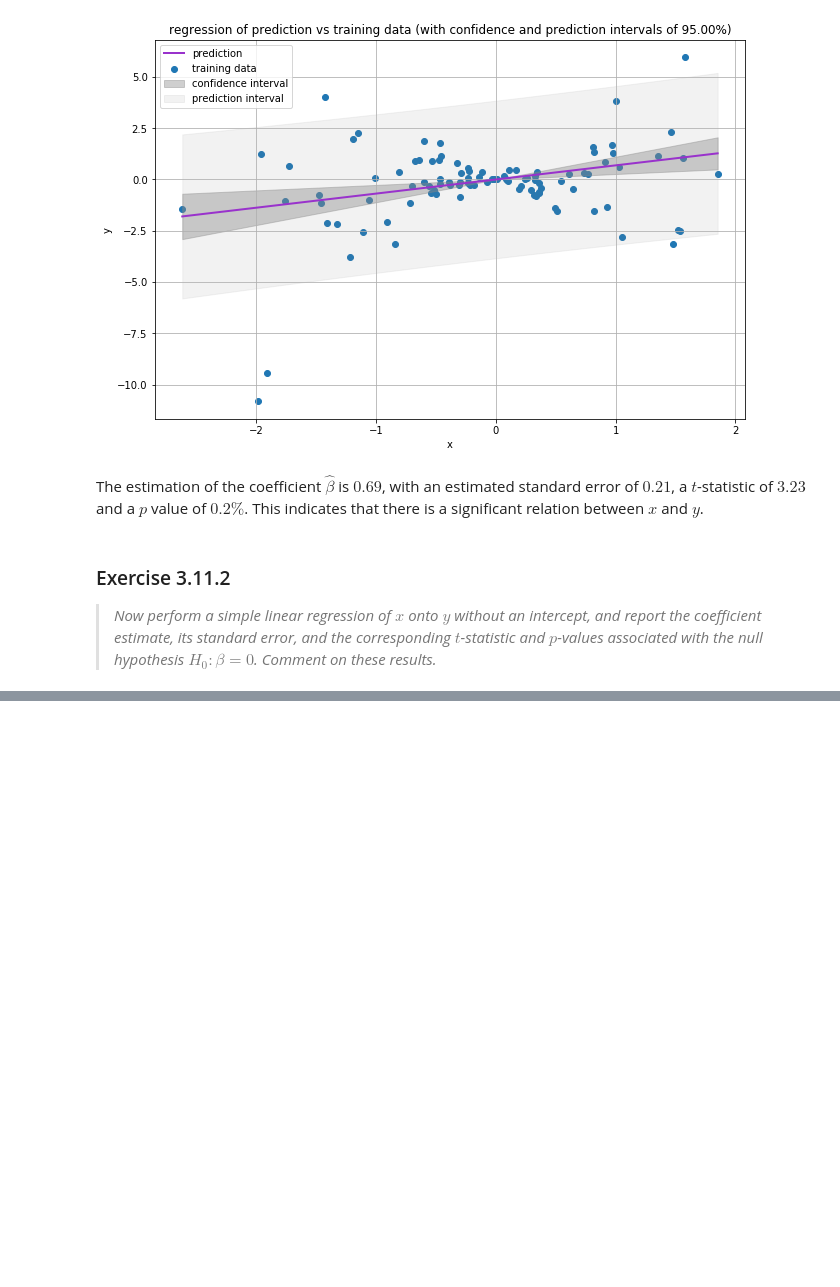
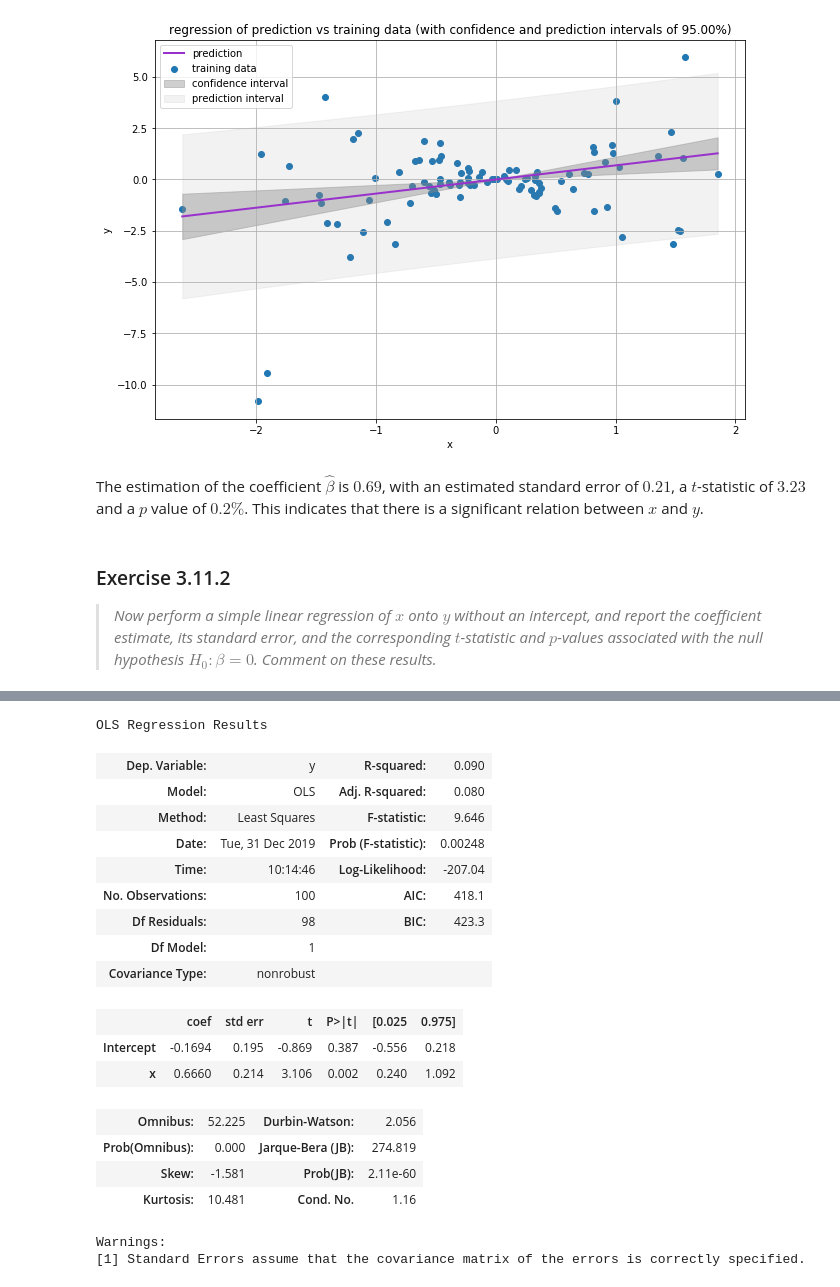
Before and after one commit to HerrBroekman/Python-solutions-for-An-Introduction-to-Statistical-Learning, a Jupyter notebook: Chapter3/Exercise11/3_11.ipynb, the cells around one changed output, grey strips where cells are left out. Drawn from its saved outputs; the diff is of its cells as text; code cells hidden in the pictures; blank space fills up the shorter version.

```diff
--- a/Chapter3/Exercise11/3_11.ipynb
+++ b/Chapter3/Exercise11/3_11.ipynb
@@ -151,0 +194,27 @@ npt.assert_almost_equal(difference, np.zeros(difference.shape), decimal=10)
+# %%
+x.insert(0, 'Intercept', 1)
+y.insert(0, 'Intercept', 1)
+# %%
+model = sm.OLS(y[['y']], x)
+fitted = model.fit()
+fitted.summary()
+# %% [output]
+OLS Regression Results
+| Dep. Variable: | y | R-squared: | 0.090 |
+| Model: | OLS | Adj. R-squared: | 0.080 |
+| Method: | Least Squares | F-statistic: | 9.646 |
+| Date: | Tue, 31 Dec 2019 | Prob (F-statistic): | 0.00248 |
+| Time: | 10:14:46 | Log-Likelihood: | -207.04 |
+| No. Observations: | 100 | AIC: | 418.1 |
+| Df Residuals: | 98 | BIC: | 423.3 |
+| Df Model: | 1 |  |  |
+| Covariance Type: | nonrobust |  |  |
+|  | coef | std err | t | P>|t| | [0.025 | 0.975] |
+| Intercept | -0.1694 | 0.195 | -0.869 | 0.387 | -0.556 | 0.218 |
+| x | 0.6660 | 0.214 | 3.106 | 0.002 | 0.240 | 1.092 |
+| Omnibus: | 52.225 | Durbin-Watson: | 2.056 |
+| Prob(Omnibus): | 0.000 | Jarque-Bera (JB): | 274.819 |
+| Skew: | -1.581 | Prob(JB): | 2.11e-60 |
+| Kurtosis: | 10.481 | Cond. No. | 1.16 |
+Warnings:
+[1] Standard Errors assume that the covariance matrix of the errors is correctly specified.
```
Also changed, not shown: parts of 11 cells of this notebook, 1 other file.
